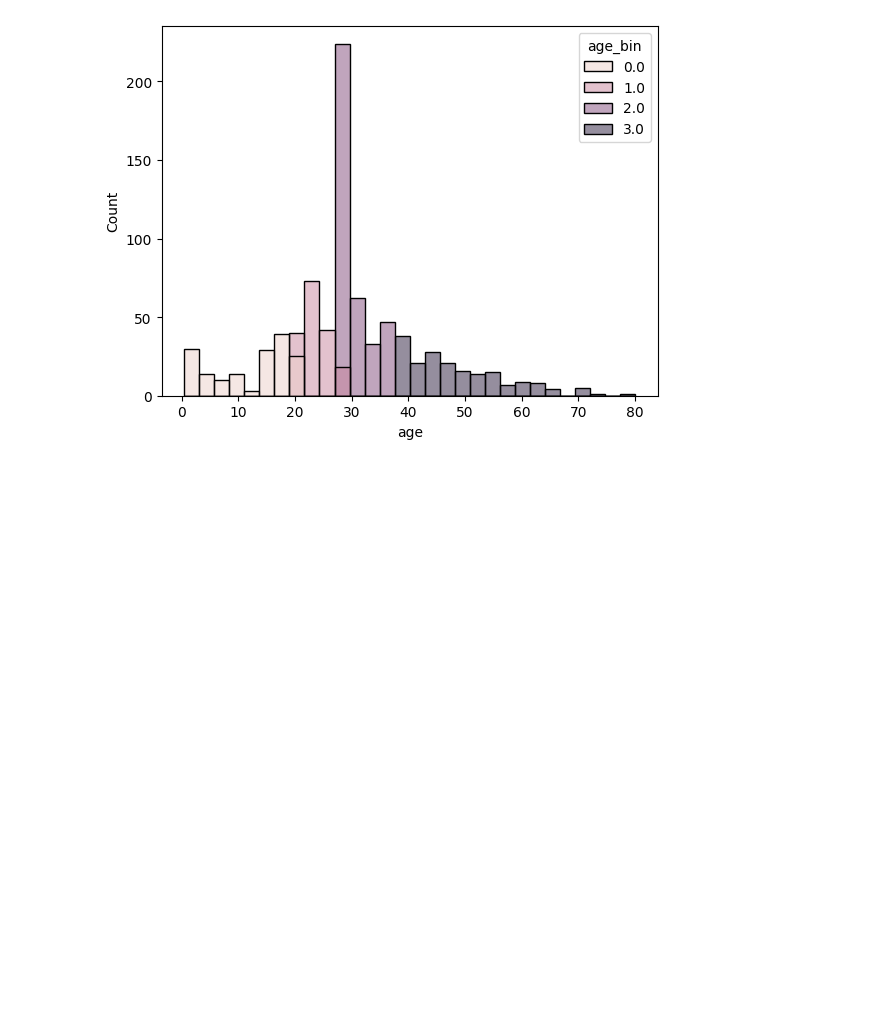
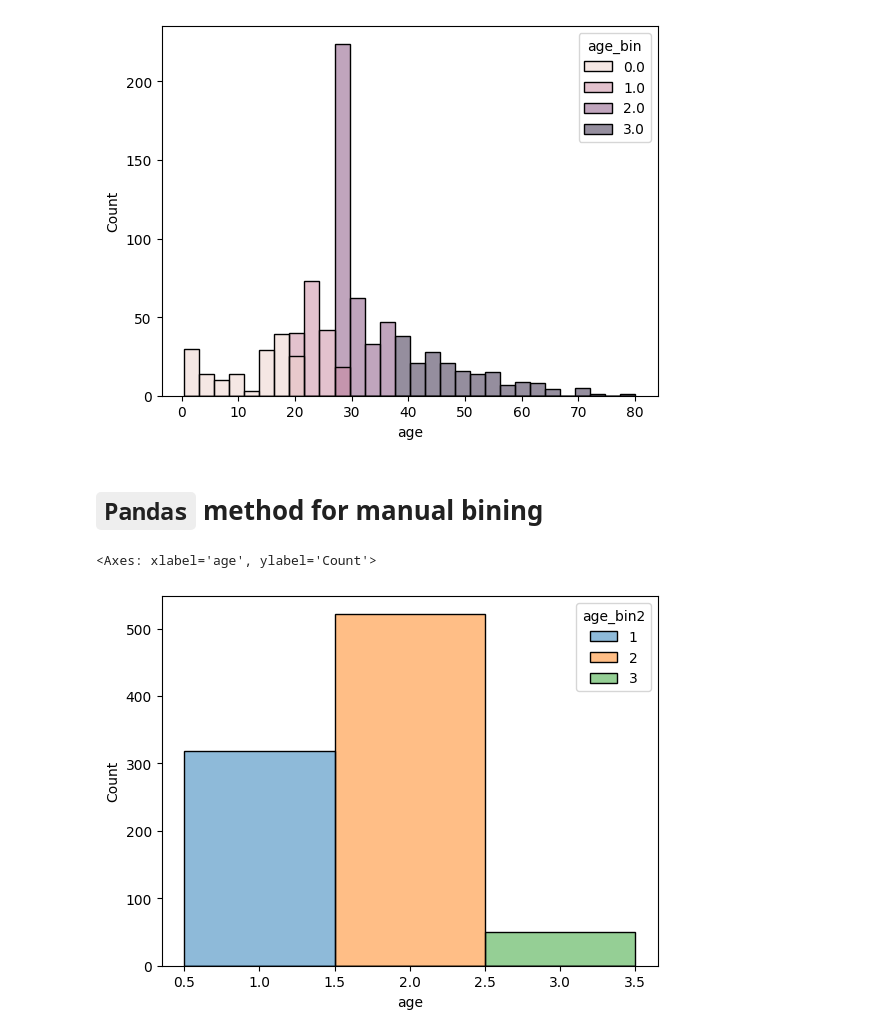
Before and after one commit to shahahmad-dev/machine_learnig, a Jupyter notebook: 08_discretization.ipynb, the cells around one changed output. Cells and saved outputs as stored; diff of their text form; code cells hidden in the pictures; blank space fills up the shorter version.

Commit message:
Bining through pandas

```diff
--- a/08_discretization.ipynb
+++ b/08_discretization.ipynb
@@ -25,3 +25,12 @@ sns.histplot(df, x='age', hue='age_bin')
 # %% [output]
 <Axes: xlabel='age', ylabel='Count'>
 [figure]
+# %% [markdown]
+# **`Pandas` method for manual bining**
+# %%
+df['age_bin2'] = pd.cut(df['age'], bins=3, labels=[1,2,3])
+# %%
+sns.histplot(df, x='age', hue='age_bin2')
+# %% [output]
+<Axes: xlabel='age', ylabel='Count'>
+[figure, added]
```
Also changed, not shown: parts of 1 cell of this notebook.
